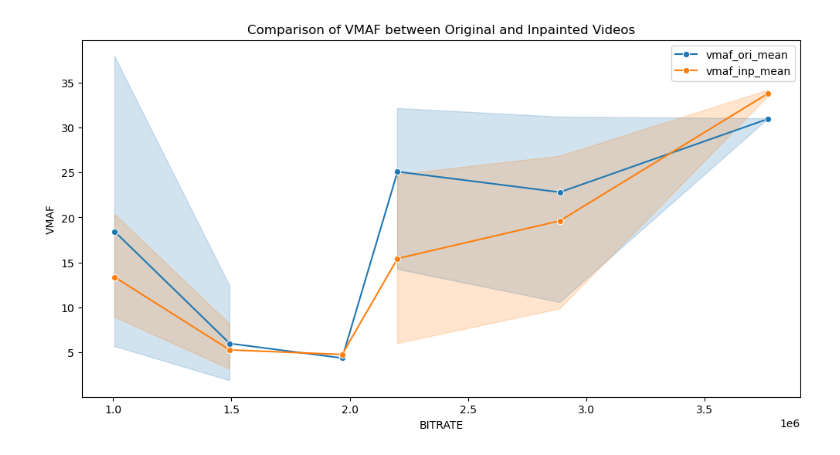
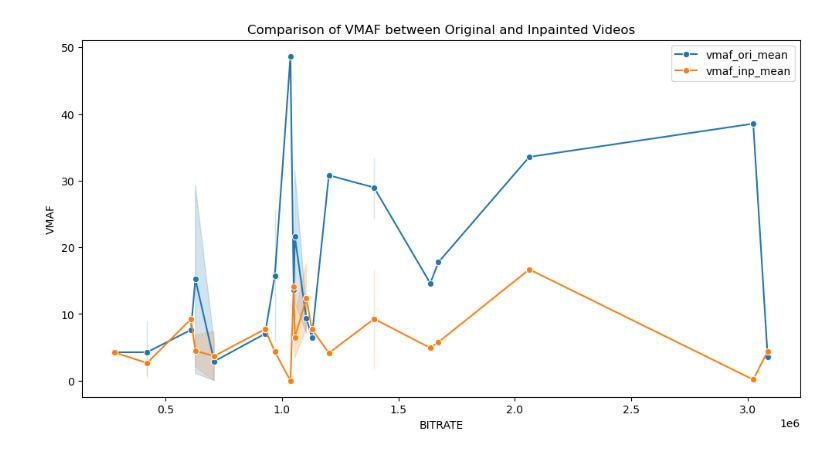
Before and after one commit to emanuele-artioli/elvis, a Jupyter notebook: show_results.ipynb, the cells around one changed output. Cells and saved outputs as stored; diff of their text form; code cells hidden in the pictures.

```diff
--- a/show_results.ipynb
+++ b/show_results.ipynb
@@ -46,23 +46,23 @@ plt.show()
 # %%
 # Function to plot comparison between original and inpainted results
 def plot_comparison(df, metric, parameter):
     plt.figure(figsize=(12, 6))
     sns.lineplot(data=df, x=parameter, y=f'{metric}_ori_mean', label=f'{metric}_ori_mean', marker='o')
     sns.lineplot(data=df, x=parameter, y=f'{metric}_inp_mean', label=f'{metric}_inp_mean', marker='o')
     plt.title(f'Comparison of {metric.upper()} between Original and Inpainted Videos')
     plt.xlabel(parameter.upper())
     plt.ylabel(metric.upper())
     plt.legend()
     plt.show()
 
 # Plot comparisons for each metric
 metrics = ['vmaf'] # 'mse', 'psnr', 'ssim'
 parameters = ['bitrate'] # 'video_name', 'scene_number', 'resolution', 'square_size', 'percentage_to_remove', 'alpha', 'neighbor_length', 'ref_stride', 'subvideo_length', 'bitrate', 'server_runtime', 'client_runtime'
 for metric in metrics:
     for parameter in parameters:
-        plot_comparison(df, metric, parameter)
+        plot_comparison(df[df.hnerv_ks.notna()], metric, parameter)
 # %% [output]
-[figure, old version]
+[figure, new version]
 # %%
 # Identify which scenes have better quality for original vs inpainted
 df['better_quality'] = df.apply(lambda row: 'original' if row['vmaf_ori_mean'] > row['vmaf_inp_mean'] else 'inpainted', axis=1)
```
Also changed, not shown: parts of 3 cells of this notebook, 2 other files.
